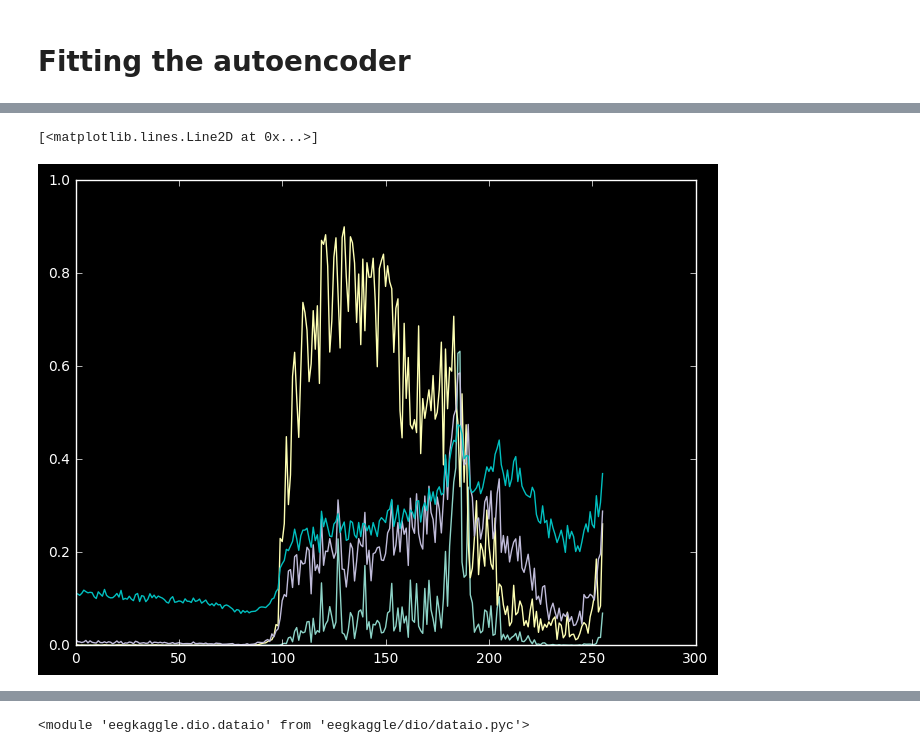
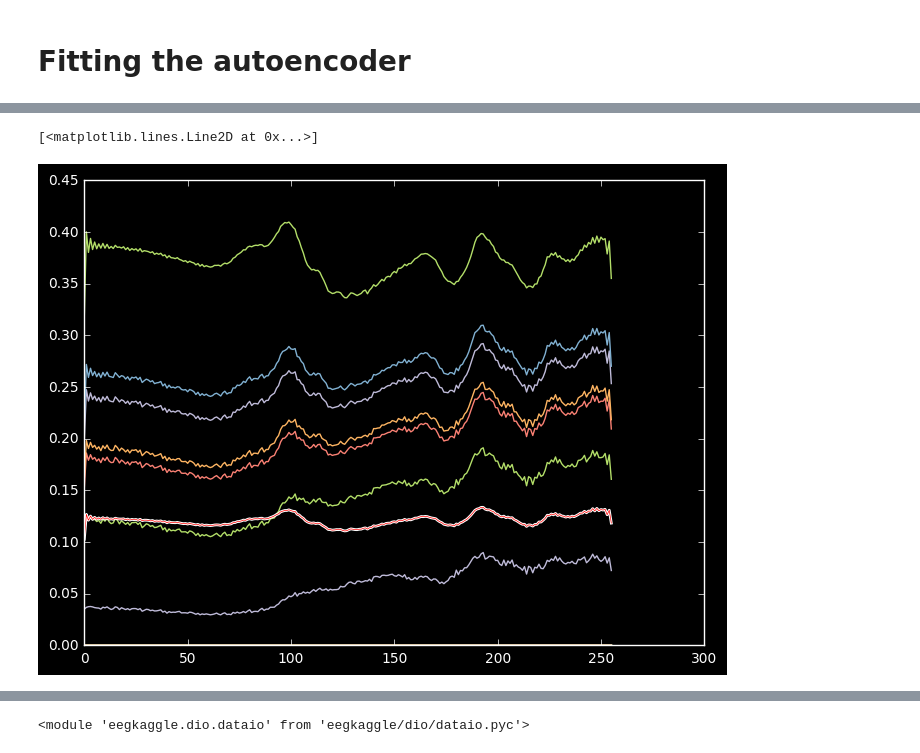
Before and after one commit to xkortex/eeg_seizure_prediction, a Jupyter notebook: autoencoder01.ipynb, the cells around one changed output, grey strips where cells are left out. Cells and saved outputs as stored; diff of their text form; code cells hidden in the pictures.

Commit message:
more work with the autoencoder

```diff
--- a/autoencoder01.ipynb
+++ b/autoencoder01.ipynb
@@ -40,7 +39,7 @@ mean.shape
 # %% [output]
 (1024, 16)
 # %%
-zdata = (data - mean) / std
+zdata = (data - mean) / (std*2)
 zdata = np.nan_to_num(zdata)
 zdata.shape
 # %% [output]
@@ -118,7 +117,7 @@ ds2.shape[1:]
 # %% [output]
 (256,)
 # %%
-def autoencoder1(ds, compression_factor=20):
+def autoencoder1(ds, compression_factor=8):
 # compression_factor=20
     print('DS shape: {}'.format(ds.shape))
     in_dims = np.prod(ds.shape[1:])
@@ -288,7 +244,7 @@ None
 # %%
 x_train = ds2
 ae2.fit(x_train, x_train,
-                nb_epoch=50,
+                nb_epoch=20,
                 batch_size=256,
                 shuffle=True,
                 validation_split=.3)
@@ -309,10 +254,11 @@ Epoch 5/50
 encoded_imgs = encoder2.predict(x_train)
 decoded_imgs = decoder2.predict(encoded_imgs)
 # %%
-for i in range(3):
+for i in range(20):
     plot(decoded_imgs[np.random.randint(0, decoded_imgs.shape[0])])
 
-plot(np.mean(decoded_imgs, axis=0), 'c')
+plot(np.mean(decoded_imgs, axis=0), 'w', lw=2)
+plot(np.mean(decoded_imgs, axis=0), 'r', lw=.5)
 # %% [output]
 [<matplotlib.lines.Line2D at 0x...>]
-[figure, old version]
+[figure, new version]
```
Also changed, not shown: parts of 8 cells of this notebook, 1 other file.
